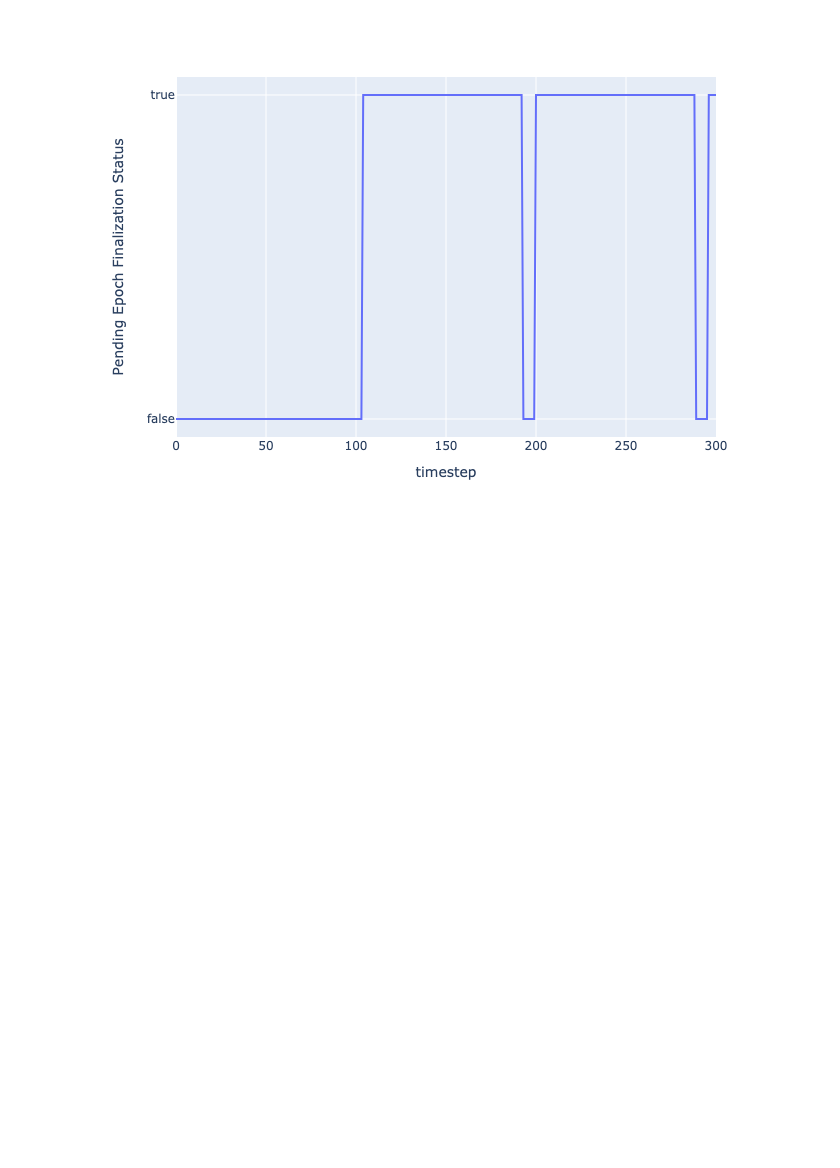
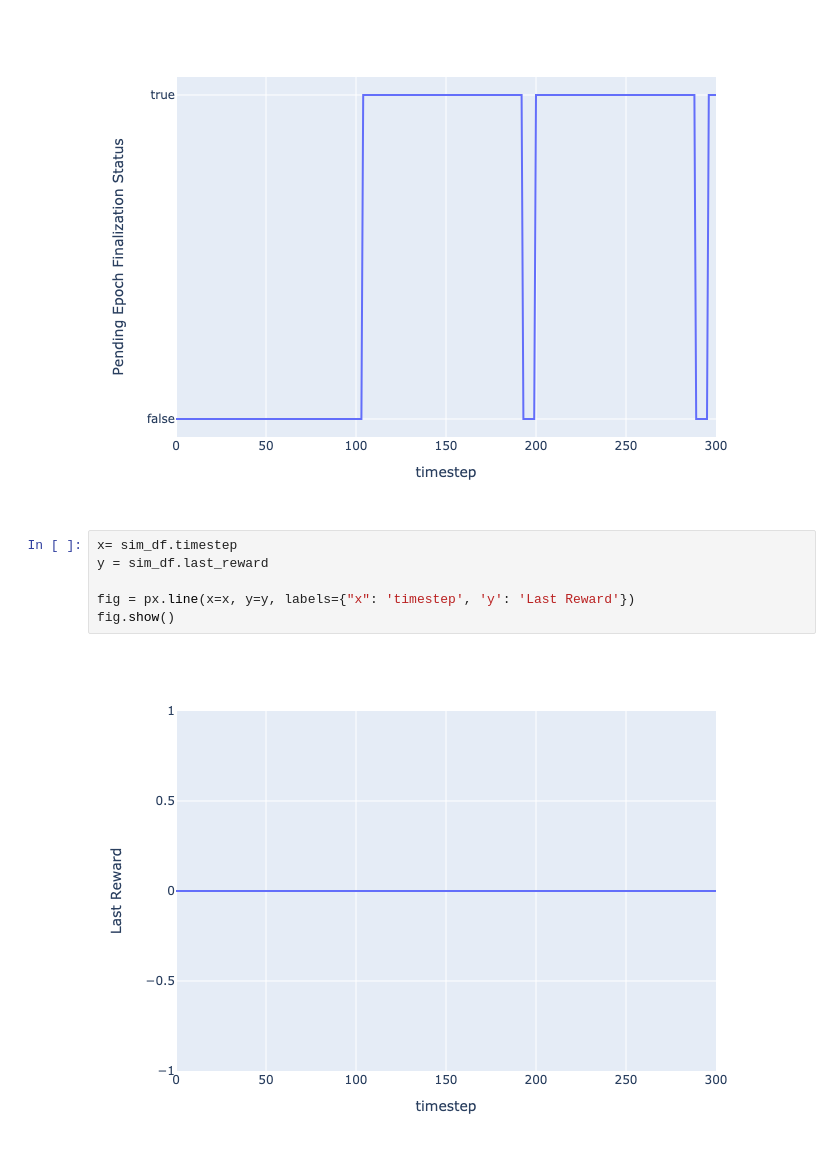
Before and after one commit to BlockScience/aztec-gddt-v2, a Jupyter notebook: notebooks/test_run.ipynb, the cells around one changed output. Cells and saved outputs as stored; diff of their text form; blank space fills up the shorter version.

Commit message:
impl. scaffold for rewards

```diff
--- a/notebooks/test_run.ipynb
+++ b/notebooks/test_run.ipynb
@@ -55,3 +56,11 @@ fig = px.line(x=x, y=y, labels={"x": 'timestep', 'y': 'Pending Epoch Finalizatio
 fig.show()
 # %% [output]
 [figure]
+# %%
+x= sim_df.timestep
+y = sim_df.last_reward
+
+fig = px.line(x=x, y=y, labels={"x": 'timestep', 'y': 'Last Reward'})
+fig.show()
+# %% [output]
+[figure, added]
```
Also changed, not shown: parts of 3 cells of this notebook, 4 other files.
